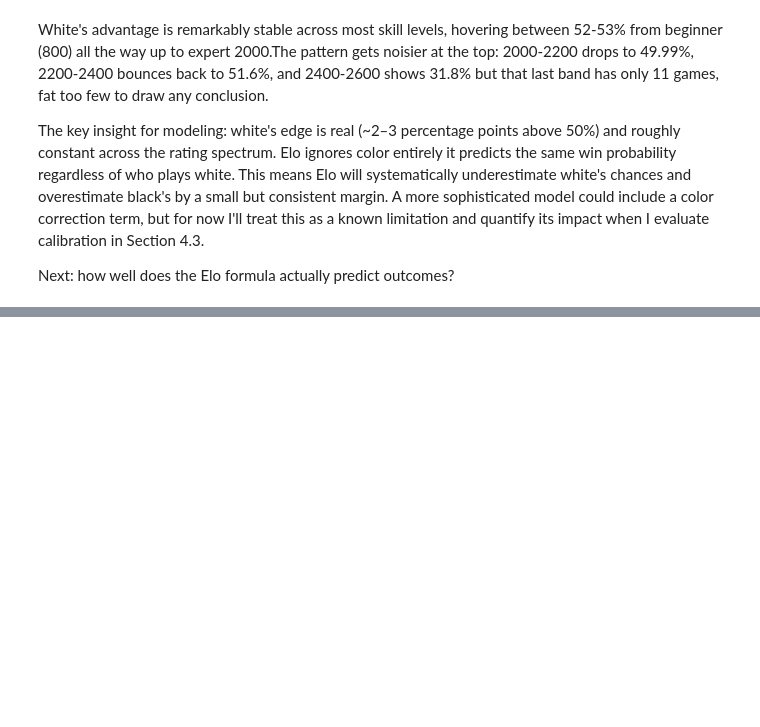
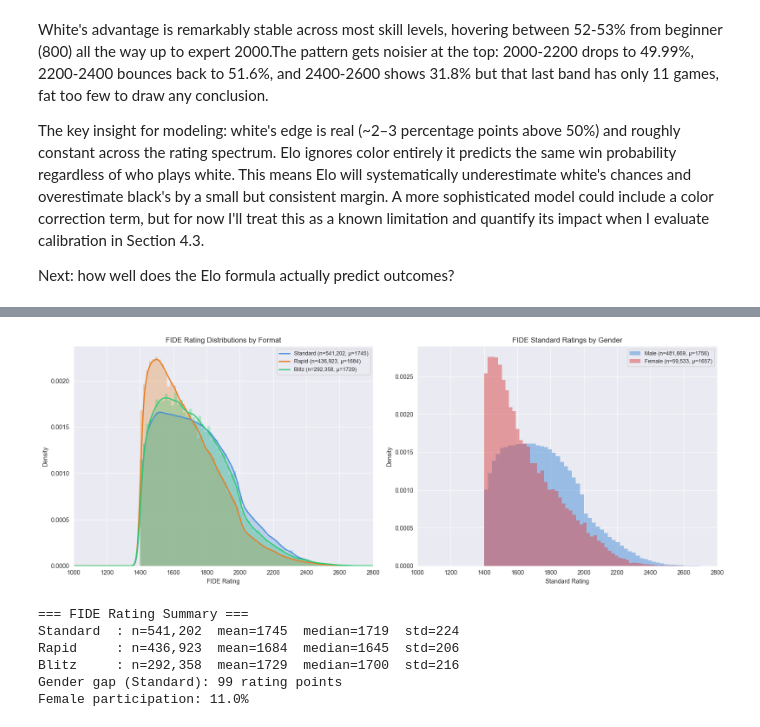
Before and after one commit to AhmedInv40/Chess-Rating-Systems, a Jupyter notebook: Chess Rating Systems.ipynb, the cells around one changed output, grey strips where cells are left out. Saved outputs shown, nothing was run; the diff lists cells and outputs as text; code cells hidden in the pictures; blank space fills up the shorter version.

```diff
--- a/Chess Rating Systems.ipynb
+++ b/Chess Rating Systems.ipynb
@@ -750,0 +903,49 @@ Next: how well does the Elo formula actually predict outcomes?
+# %%
+# Rating distributions for all three FIDE formats
+fig, axes = plt.subplots(1, 2, figsize=(16, 6))
+
+# Left: KDE overlay of Standard, Rapid, Blitz
+for data, label, color in [(fide_std['std_rating'], 'Standard', '#4a90d9'),
+                           (fide_rapid['rapid_rating'], 'Rapid', '#e67e22'),
+                           (fide_blitz['blitz_rating'], 'Blitz', '#2ecc71')]:
+    axes[0].hist(data, bins=80, density=True, alpha=0.3, color=color, edgecolor='none')
+    data.plot.kde(ax=axes[0], color=color, linewidth=2, label=f'{label} (n={len(data):,}, μ={data.mean():.0f})')
+
+axes[0].set_xlabel('FIDE Rating')
+axes[0].set_ylabel('Density')
+axes[0].set_title('FIDE Rating Distributions by Format')
+axes[0].legend(fontsize=9)
+axes[0].set_xlim(1000, 2800)
+
+# Right: gender breakdown (Standard only)
+male = fide_std[fide_std['sex'] == 'M']['std_rating']
+female = fide_std[fide_std['sex'] == 'F']['std_rating']
+
+axes[1].hist(male, bins=60, density=True, alpha=0.5, color='#4a90d9', edgecolor='none', label=f'Male (n={len(male):,}, μ={male.mean():.0f})')
+axes[1].hist(female, bins=60, density=True, alpha=0.5, color='#d94a4a', edgecolor='none', label=f'Female (n={len(female):,}, μ={female.mean():.0f})')
+axes[1].set_xlabel('Standard Rating')
+axes[1].set_ylabel('Density')
+axes[1].set_title('FIDE Standard Ratings by Gender')
+axes[1].legend(fontsize=9)
+axes[1].set_xlim(1000, 2800)
+
+plt.tight_layout()
+plt.show()
+
+# Summary statistics
+print('=== FIDE Rating Summary ===')
+for name, data, col in [('Standard', fide_std, 'std_rating'),
+                         ('Rapid', fide_rapid, 'rapid_rating'),
+                         ('Blitz', fide_blitz, 'blitz_rating')]:
+    print(f'{name:10s}: n={len(data):>7,}  mean={data[col].mean():.0f}  median={data[col].median():.0f}  std={data[col].std():.0f}')
+
+print(f'Gender gap (Standard): {male.mean() - female.mean():.0f} rating points')
+print(f'Female participation: {len(female) / len(fide_std) * 100:.1f}%')
+# %% [output]
+[figure, added]
+=== FIDE Rating Summary ===
+Standard  : n=541,202  mean=1745  median=1719  std=224
+Rapid     : n=436,923  mean=1684  median=1645  std=206
+Blitz     : n=292,358  mean=1729  median=1700  std=216
+Gender gap (Standard): 99 rating points
+Female participation: 11.0%
```
Also changed, not shown: parts of 10 cells of this notebook.
